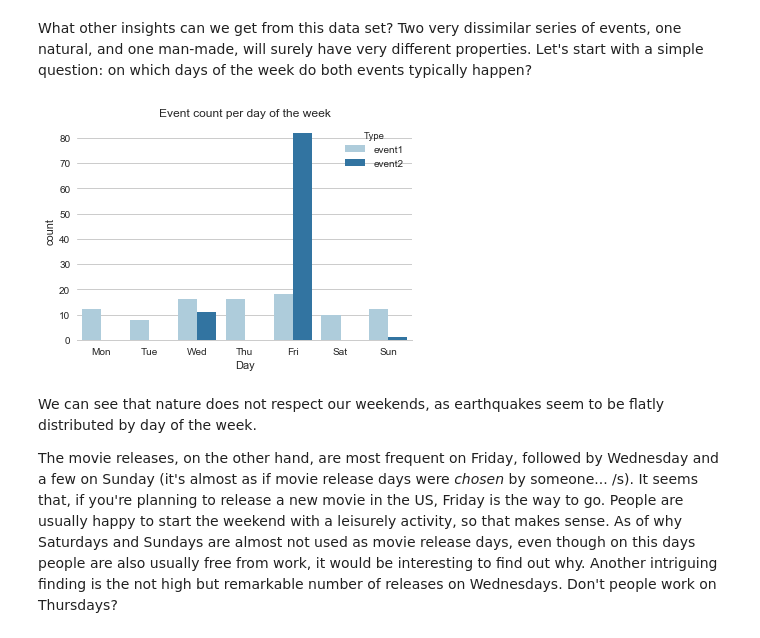
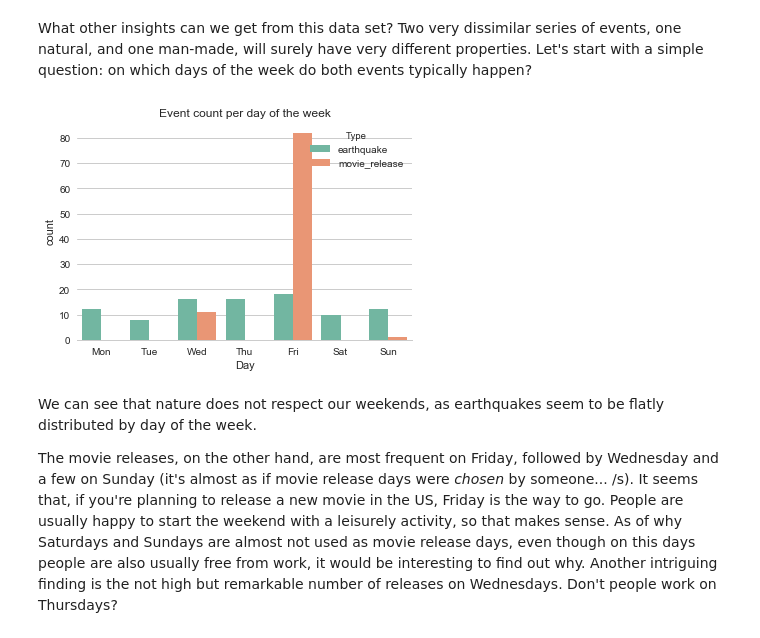
Before and after one commit to dariodata/event-tracker, a Jupyter notebook: event-tracker.ipynb, the cells around one changed output. Cells and saved outputs as stored; diff of their text form; code cells hidden in the pictures.

```diff
--- a/event-tracker.ipynb
+++ b/event-tracker.ipynb
@@ -11,7 +11,7 @@ import numpy as np
 import pandas as pd
 import matplotlib.pyplot as plt
 import seaborn as sns
-sns.set_palette('Paired')
+sns.set_palette('Set2')
 sns.set_style("whitegrid")
 %matplotlib inline
 # %% [markdown]
@@ -129,6 +129,6 @@ To use this script, we have to load the clean data that we saved in the previuos
 df1 = pd.read_csv('data/earthquakes.csv', header=None)
 del df1[0]
 df1.columns = ['Date']
-df1['Event1'] = np.ones(len(df1))
+df1['earthquake'] = np.ones(len(df1))
 df1.head()
 # %% [output]
@@ -142,6 +142,6 @@ df1.head()
 # Load the movie data, the second column already shows us the sum of movie releases
 df2 = pd.read_csv('data/filmrelease.csv', header=0)
 del df2['Unnamed: 0']
-df2.columns = ['Date', 'Event2']
+df2.columns = ['Date', 'movie_release']
 df2.head()
 # %% [output]
@@ -181,13 +181,13 @@ We could simply plot each event occurrence as a data point in a time series. How
 # Calculate moving average
 for i in [7*4, 7*4*2]:
     mvav = i # moving average period, i.e. number of points to average
-    dfi = np.convolve(df['Event1'],
+    dfi = np.convolve(df['earthquake'],
                       np.ones((mvav,))*7/mvav # factor for obtaining average
                       , mode='full')
-    df['Event1 Moving average %sw' % (int(i/7))] = dfi[:-(i-1)]
-    dfj = np.convolve(df['Event2'],
+    df['earthquake moving average %sw' % (int(i/7))] = dfi[:-(i-1)]
+    dfj = np.convolve(df['movie_release'],
                       np.ones((mvav,))*7/mvav # factor for obtaining average
                       , mode='full')
-    df['Event2 Moving average %sw' % (int(i/7))] = dfj[:-(i-1)]
+    df['movie_release moving average %sw' % (int(i/7))] = dfj[:-(i-1)]
 df.head()
 # %% [output]
@@ -217,28 +217,28 @@ What other insights can we get from this data set? Two very dissimilar series of
 # %%
 #%% DAY OF THE WEEK ANALYSIS
 
 # create column for day of the week
 df['Day'] = df.index.dayofweek
 df['Day'] = df.Day.astype('category')
 df.Day.cat.categories = ['Mon','Tue', 'Wed', 'Thu', 'Fri', 'Sat', 'Sun']
 
 # create column for type
-df['Type'] = np.where(df['Event1']>0, 'event1', np.where(df['Event2']>0,\
- 'event2', np.nan))
+df['Type'] = np.where(df['earthquake']>0, 'earthquake', np.where(df['movie_release']>0,\
+ 'movie_release', np.nan))
 df['Type'] = df['Type'].astype('category')
 df['Type'] = df['Type'].cat.remove_categories(['nan'])
 
 # show count for each day
 #df[(df.Event1 == 1)&(df.Day == 'Mon')].Day.count()
 
 # plot count data per day of the week
 plt.figure()
 plt.title('Event count per day of the week')
 sns.countplot(data=df, x='Day', hue='Type')
 sns.despine(left=True)
 plt.show()
 # %% [output]
-[figure, old version]
+[figure, new version]
 # %% [markdown]
 We can see that nature does not respect our weekends, as earthquakes seem to be flatly distributed by day of the week.
 
```
Also changed, not shown: parts of 6 cells of this notebook.
